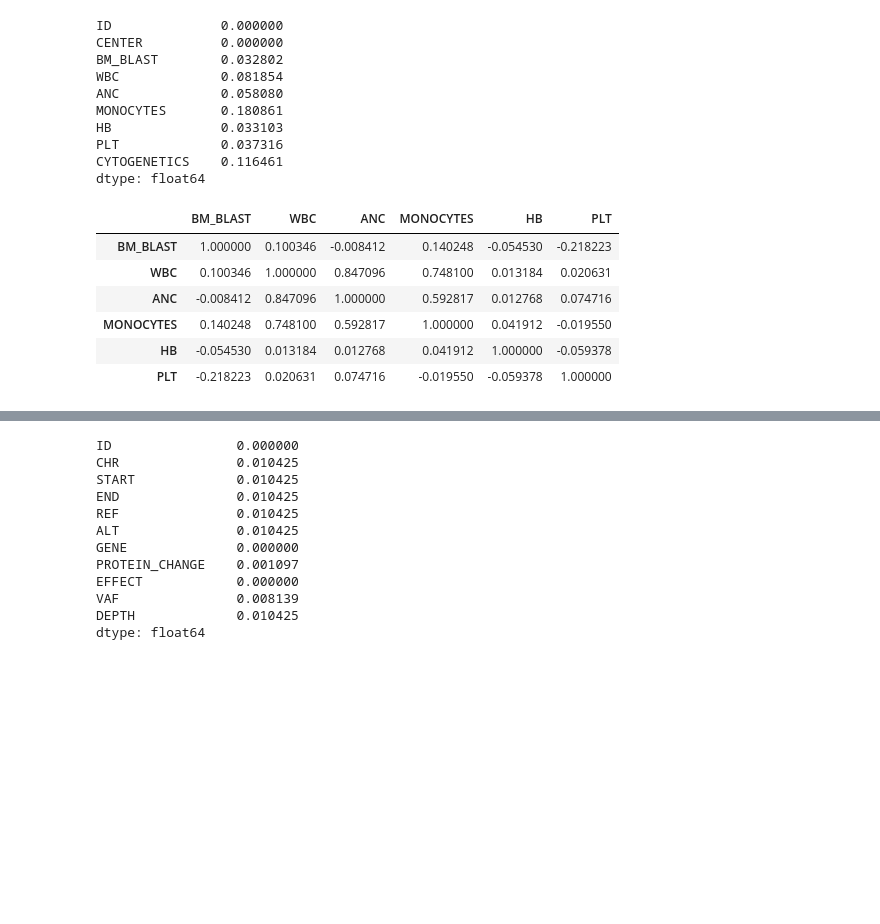
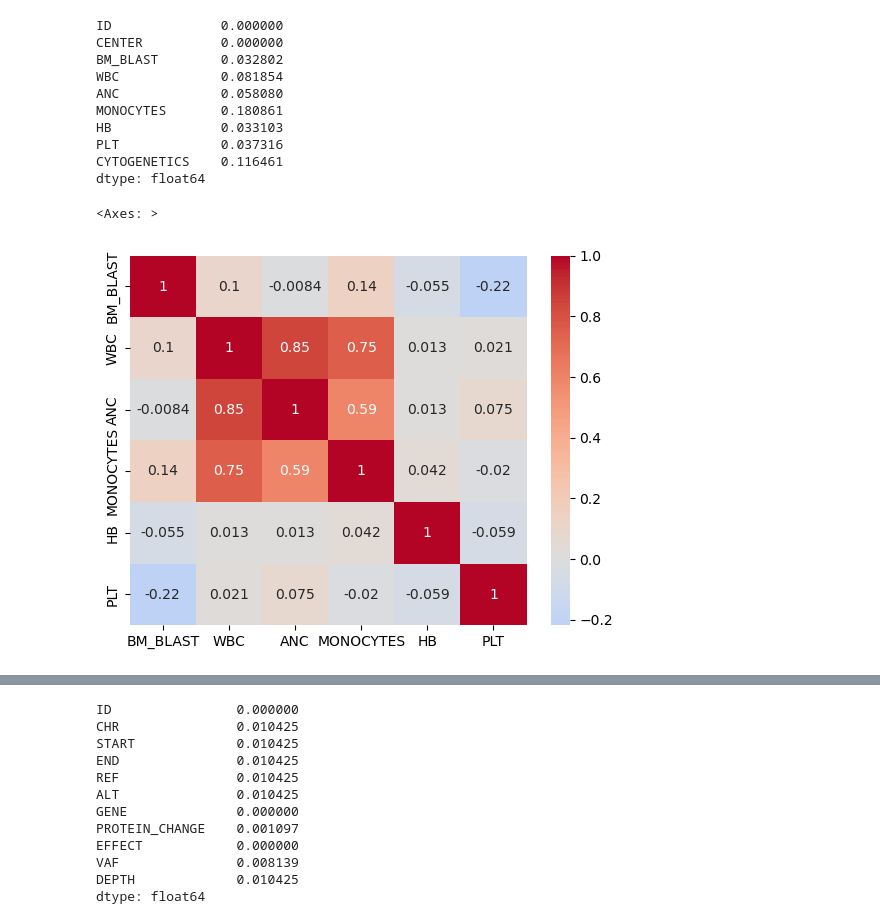
Before and after one commit to MaxCoppa/Myeloid-Leukemia-Survival-Prediction, a Jupyter notebook: data_vizualisation.ipynb, the cells around one changed output, grey strips where cells are left out. Saved outputs shown, nothing was run; the diff lists cells and outputs as text; code cells hidden in the pictures; blank space fills up the shorter version.

```diff
--- a/data_vizualisation.ipynb
+++ b/data_vizualisation.ipynb
@@ -36,13 +45,9 @@ HB              0.033103
 PLT             0.037316
 CYTOGENETICS    0.116461
 dtype: float64
-# %%
-clinical_train.select_dtypes(include="number").corr()
-# %% [output]
-|  | BM_BLAST | WBC | ANC | MONOCYTES | HB | PLT |
-| BM_BLAST | 1.000000 | 0.100346 | -0.008412 | 0.140248 | -0.054530 | -0.218223 |
-| WBC | 0.100346 | 1.000000 | 0.847096 | 0.748100 | 0.013184 | 0.020631 |
-| ANC | -0.008412 | 0.847096 | 1.000000 | 0.592817 | 0.012768 | 0.074716 |
-| MONOCYTES | 0.140248 | 0.748100 | 0.592817 | 1.000000 | 0.041912 | -0.019550 |
-| HB | -0.054530 | 0.013184 | 0.012768 | 0.041912 | 1.000000 | -0.059378 |
-| PLT | -0.218223 | 0.020631 | 0.074716 | -0.019550 | -0.059378 | 1.000000 |
+# %%
+corr = clinical_train.select_dtypes(include="number").corr()
+sns.heatmap(corr, annot=True, cmap="coolwarm", center=0)
+# %% [output]
+<Axes: >
+[figure, added]
```
Also changed, not shown: parts of 15 cells of this notebook, 11 other files.
